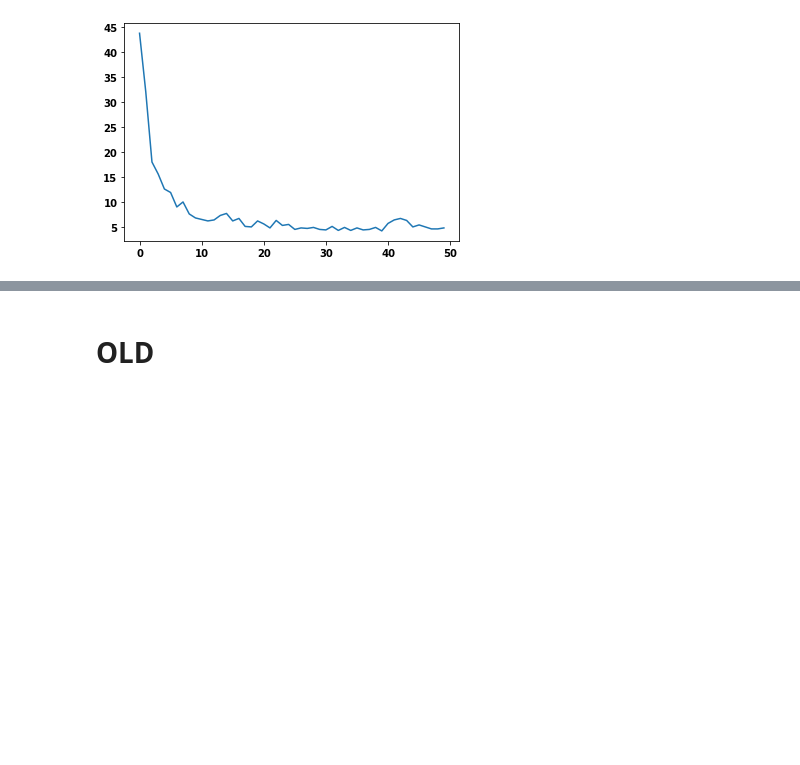
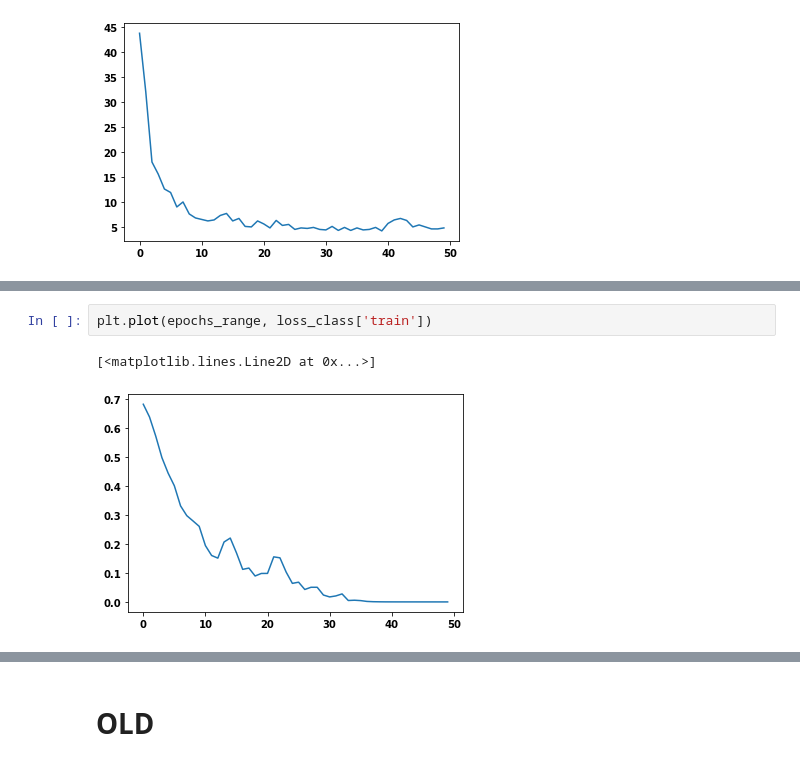
Before and after one commit to giorgiosav/dl-proj1, a Jupyter notebook: proj1_Manu.ipynb, the cells around one changed output, grey strips where cells are left out. Cells and saved outputs as stored; diff of their text form; blank space fills up the shorter version.

```diff
--- a/proj1_Manu.ipynb
+++ b/proj1_Manu.ipynb
@@ -734,0 +1093,5 @@ plt.plot(epochs_range, acc['test'])
+# %%
+plt.plot(epochs_range, loss_class['train'])
+# %% [output]
+[<matplotlib.lines.Line2D at 0x...>]
+[figure, added]
```
Also changed, not shown: parts of 105 cells of this notebook, 6 other files.
